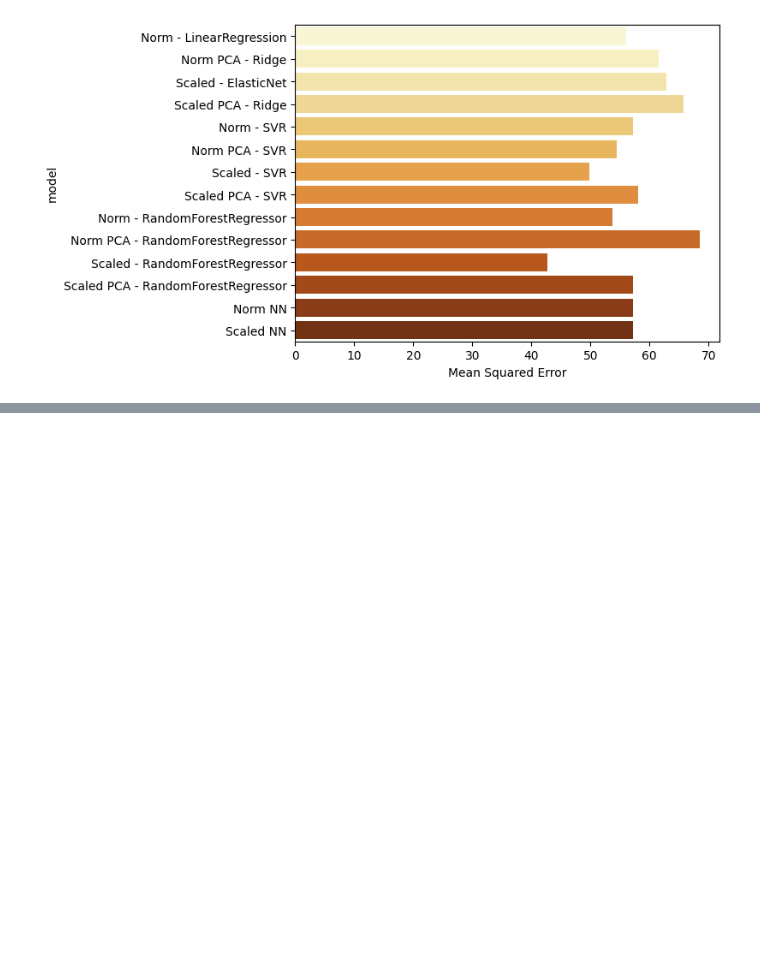
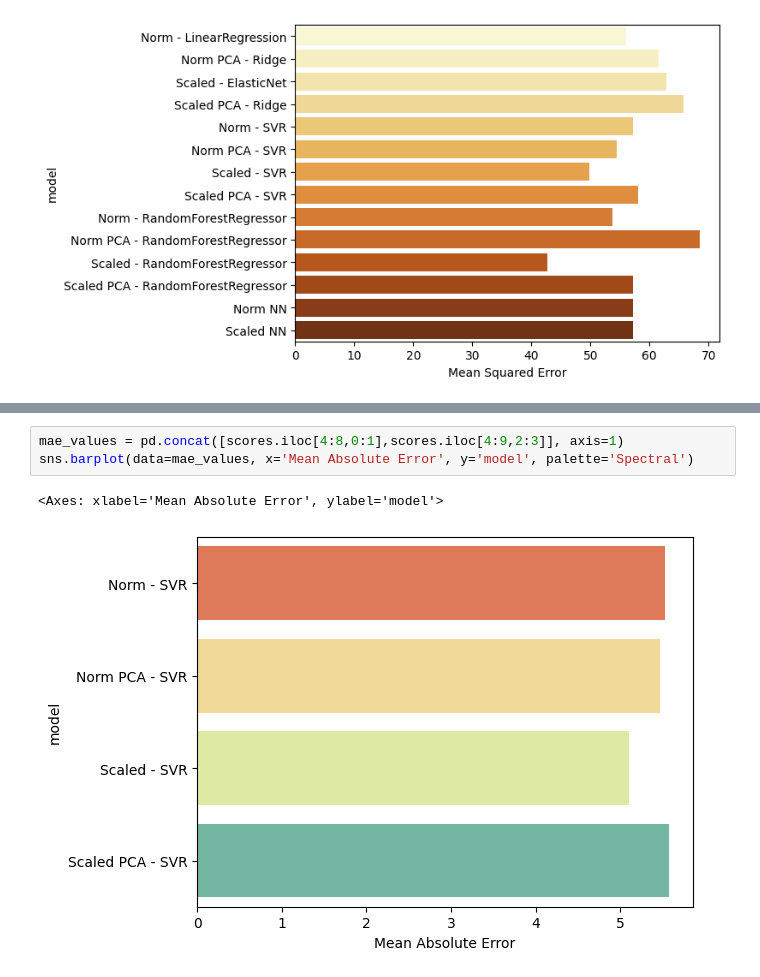
Before and after one commit to gavinlampton/CECS456-Group7_final-project, a Jupyter notebook: Combined.ipynb, the cells around one changed output, grey strips where cells are left out. Saved outputs shown, nothing was run; the diff lists cells and outputs as text; blank space fills up the shorter version.

```diff
--- a/Combined.ipynb
+++ b/Combined.ipynb
@@ -770,0 +780,6 @@ sns.barplot(data=mse_values, x='Mean Squared Error', y='model', palette='YlOrBr'
+# %%
+mae_values = pd.concat([scores.iloc[4:8,0:1],scores.iloc[4:9,2:3]], axis=1)
+sns.barplot(data=mae_values, x='Mean Absolute Error', y='model', palette='Spectral')
+# %% [output]
+<Axes: xlabel='Mean Absolute Error', ylabel='model'>
+[figure, added]
```
Also changed, not shown: parts of 10 cells of this notebook.
